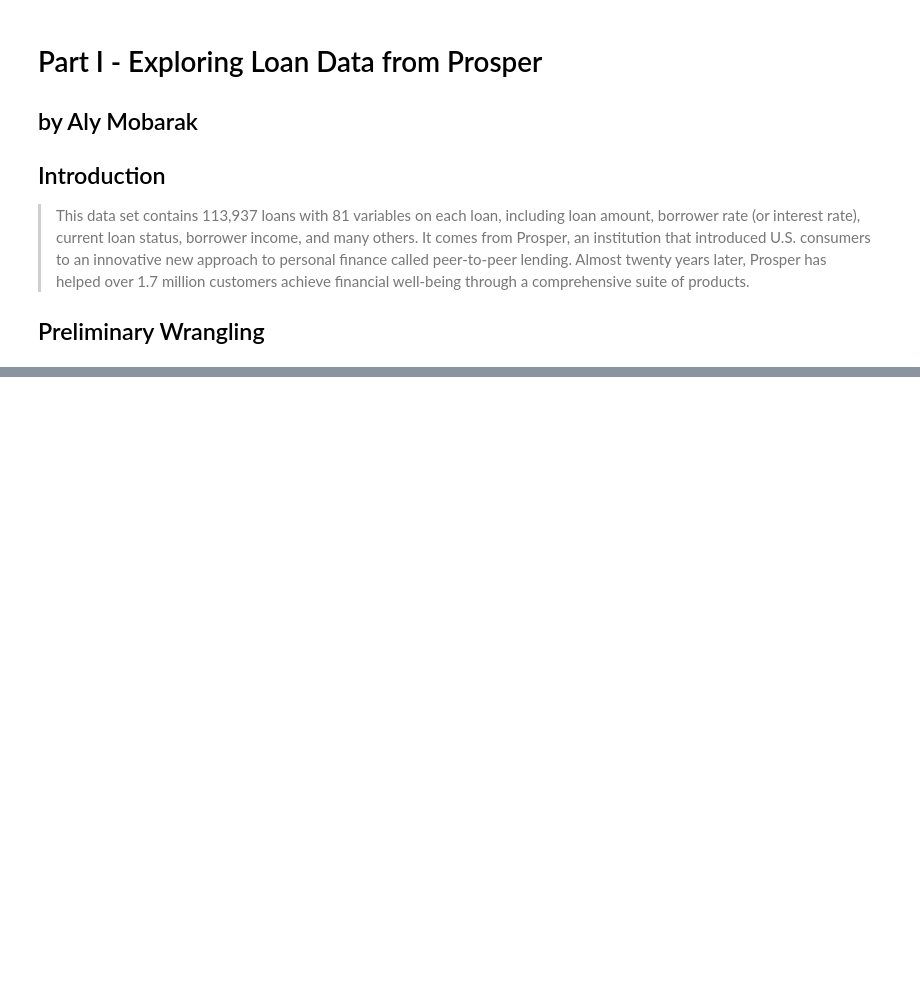
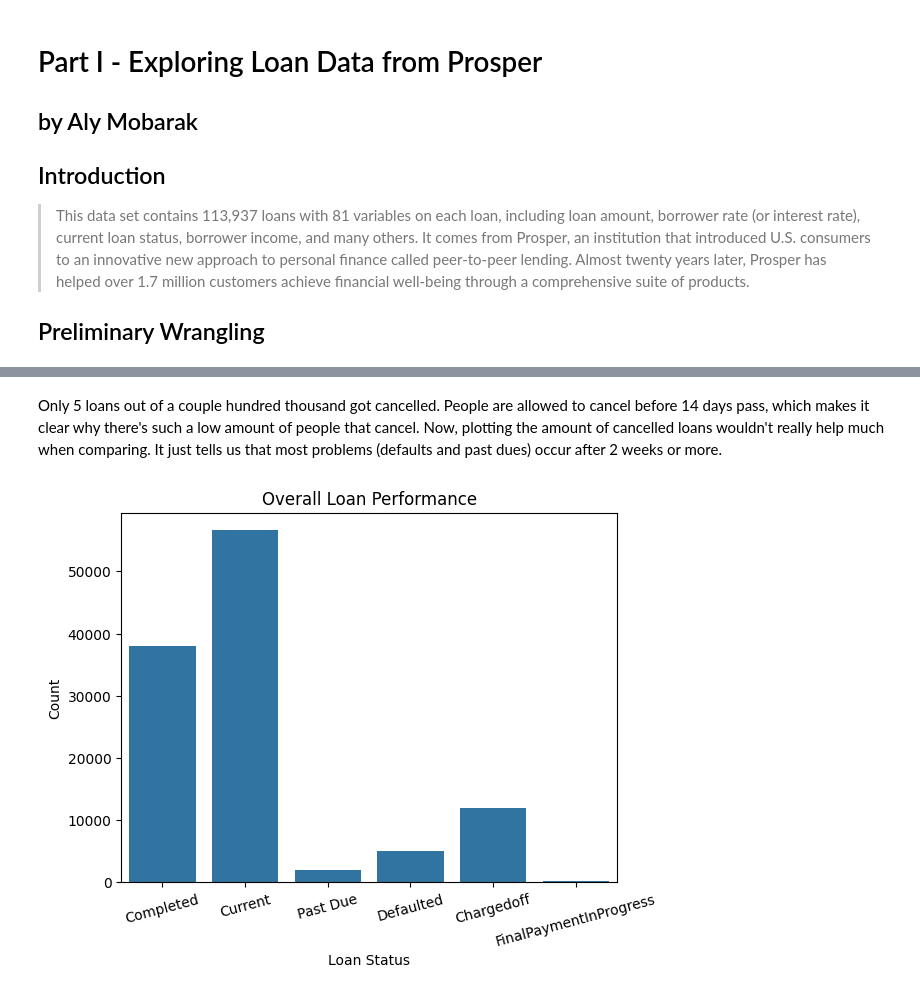
Before and after one commit to AlyMobarak/ProsperLoanInvestigation, a Jupyter notebook: Part_I_exploration.ipynb, the cells around one changed output, grey strips where cells are left out. Saved outputs shown, nothing was run; the diff lists cells and outputs as text; code cells hidden in the pictures; blank space fills up the shorter version.

```diff
--- a/Part_I_exploration.ipynb
+++ b/Part_I_exploration.ipynb
@@ -129,0 +101,35 @@ the quote-formatted guide notes like this one before you finish your report!
+# %%
+"""
+Function to plot the count of several categorical clusters. E.g. the count of ['Complete', 'Incomplete', 'Uncertain'] in the loans dataset of a given column.
+
+x: String of targetted column
+xlabel: String of label for the x axis
+title: String for the title of the plot
+rot (optional): set a custom rotation for the x axis
+order (optional): order the plot's output in a certain desired manner
+"""
+def count_plot(x, xlabel, title, rot=15, order=None):
+    sb.countplot(data=loans, x=x, order=order) # Seaborn's function to count and plot the data in column 'x'
+    plt.xticks(rotation=rot) # Makes the plot readable by rotating the x values
+    plt.xlabel(xlabel) # Sets the wanted x label
+    plt.title(title) # Sets the title
+    plt.ylabel("Count") # Capitalizes the "c" in the default "count" label
+    plt.show()
+
+"""
+Function to plot the count of several categorical clusters. E.g. the count of ['Complete', 'Incomplete', 'Uncertain'] in the loans dataset of a given column.
+This function rotates the entire plot 90°.
+
+y: String of targetted column
+ylabel: String of label for the y axis
+title: String for the title of the plot
+rot (optional): set a custom rotation for the y axis
+order (optional): order the plot's output in a certain desired manner
+"""
+def rotated_count_plot(y, ylabel, title, rot=15, order=None):
+    sb.countplot(data=loans, y=y, order=order) # Seaborn's function to count and plot the data in column 'y', ordered if needed.
+    plt.yticks(rotation=rot) # Makes the plot readable by rotating the y values
+    plt.ylabel(ylabel) # Sets the wanted x label
+    plt.title(title) # Sets the title
+    plt.xlabel("Count") # Capitalizes the "c" in the default "count" label
+    plt.show()
@@ -129,0 +175,2 @@ the quote-formatted guide notes like this one before you finish your report!
+# %% [markdown]
+Only 5 loans out of a couple hundred thousand got cancelled. People are allowed to cancel before 14 days pass, which makes it clear why there's such a low amount of people that cancel. Now, plotting the amount of cancelled loans wouldn't really help much when comparing. It just tells us that most problems (defaults and past dues) occur after 2 weeks or more.
@@ -129,0 +180,4 @@ the quote-formatted guide notes like this one before you finish your report!
+# %%
+count_plot('LoanStatusApprox', 'Loan Status', 'Overall Loan Performance')
+# %% [output]
+[figure, added]
```
Also changed, not shown: parts of 87 cells of this notebook, 6 other files.
